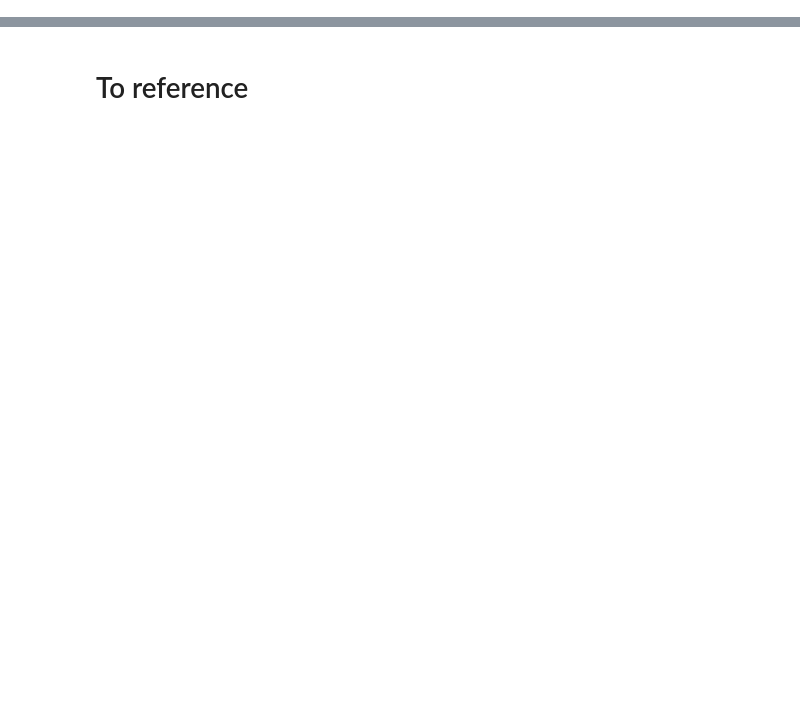
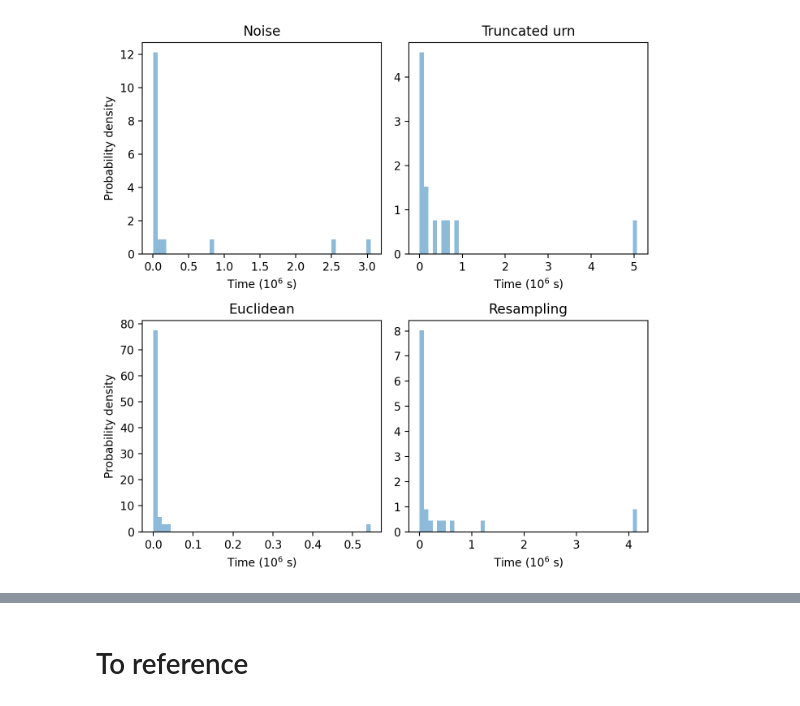
Before and after one commit to Janix4000/holes-in-elections, a Jupyter notebook: approval_l1/heuristic_to_change_next_reference_metric.ipynb, the cells around one changed output, grey strips where cells are left out. Cells and saved outputs as stored; diff of their text form; code cells hidden in the pictures; blank space fills up the shorter version.

```diff
--- a/approval_l1/heuristic_to_change_next_reference_metric.ipynb
+++ b/approval_l1/heuristic_to_change_next_reference_metric.ipynb
@@ -38,3 +93,21 @@ report = pd.concat(reports)
+# %%
+
+df = report[report['algorithm'] == 'reference']
+fig, axs= plt.subplots(2, 2, figsize=(7, 7), dpi=200)
+for i, (family, ax) in enumerate(zip(families, axs.flatten())):
+    df_ = df[(df['family'] == family)]
+    ax.hist(df_['dt'] / 1e6, bins=50, density=True, alpha=0.5, label=f'{family} {algo}')
+
+    ax.set_title(family_name[family])
+
+    if i == 0 or i == 2:
+        ax.set_ylabel('Probability density')
+    ax.set_xlabel('Time ($10^6$ s)')
+
+fig.tight_layout()
+plt.show()
+# %% [output]
+[figure, added]
 # %%
 df = report.groupby(['family', 'algo', 'algorithm', 'i_generated', 'i_trial']).count()
 steps_df = df.loc[:, :, 'heuristic', :]
```
Also changed, not shown: parts of 26 cells of this notebook.
